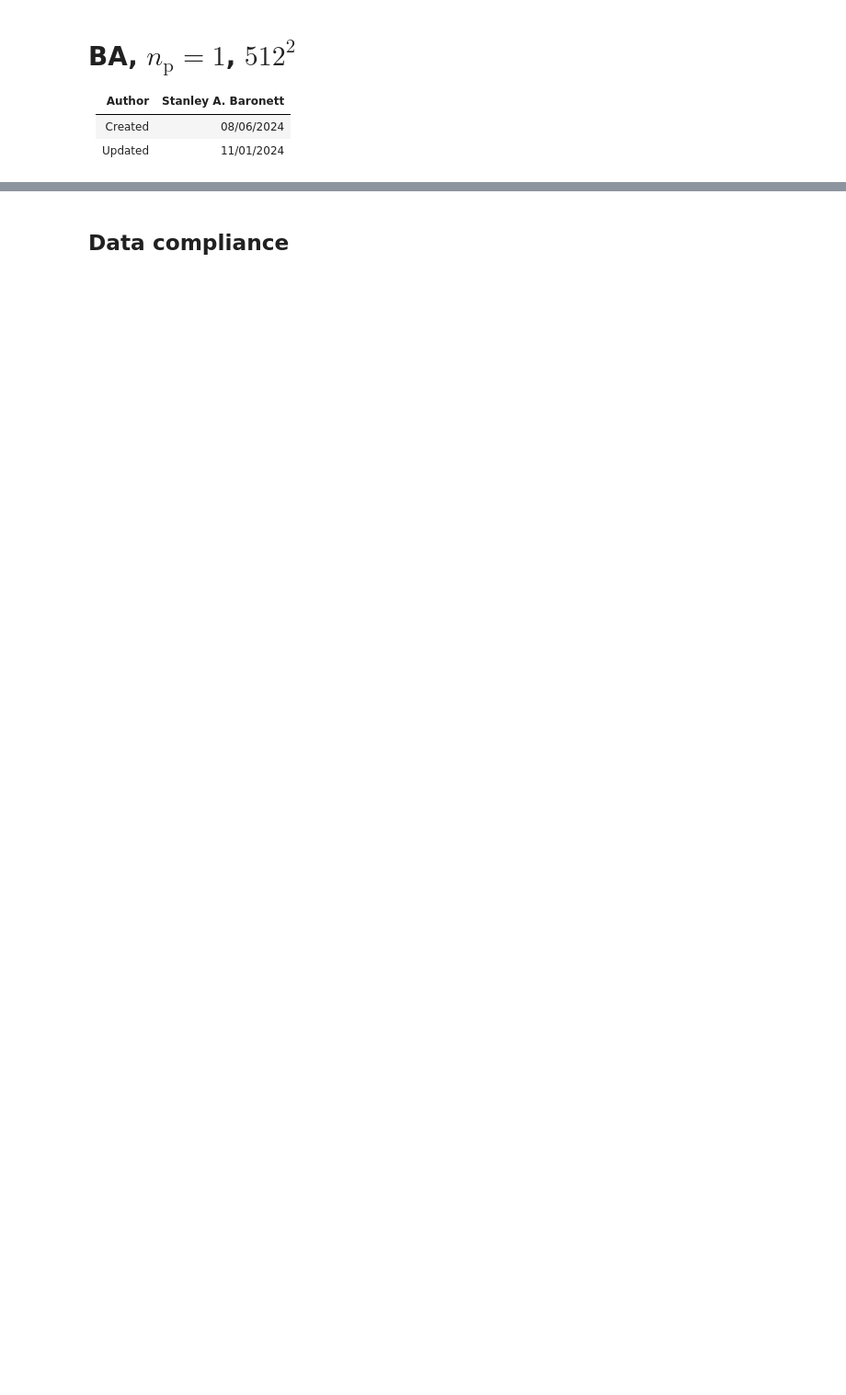
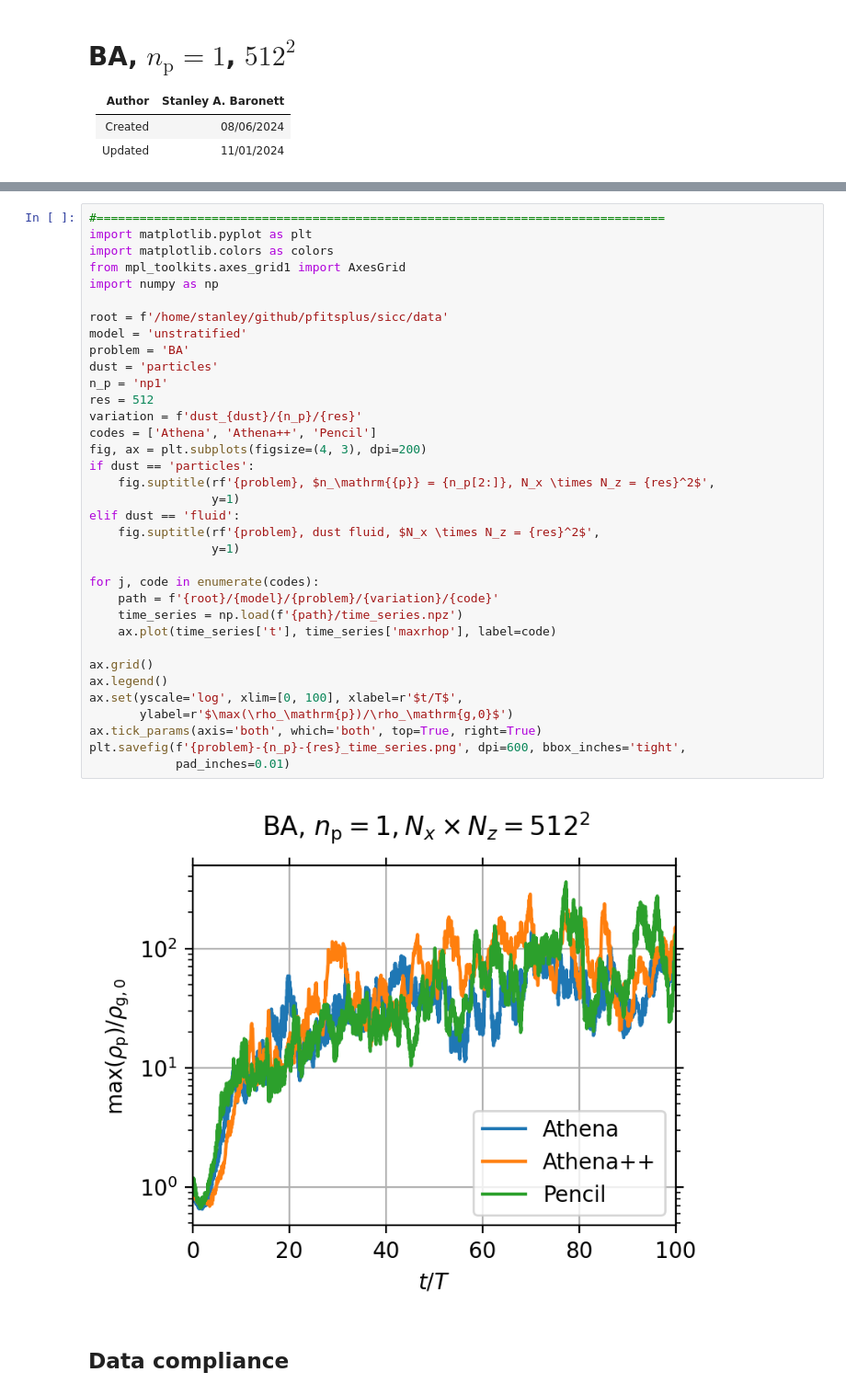
Before and after one commit to pfitsplus/sicc, a Jupyter notebook: ipynb/unstratified/BA/dust_particles/np1/512/BA-np1-512.ipynb, the cells around one changed output, grey strips where cells are left out. Shown at 92% size. Cells and saved outputs as stored; diff of their text form; blank space fills up the shorter version.

```diff
--- a/ipynb/unstratified/BA/dust_particles/np1/512/BA-np1-512.ipynb
+++ b/ipynb/unstratified/BA/dust_particles/np1/512/BA-np1-512.ipynb
@@ -63,4 +64,41 @@ plt.savefig(f'{problem}-{n_p}-{res}.png', dpi=600, bbox_inches='tight', pad_inch
 # %% [output]
 [figure]
+# %%
+#===============================================================================
+import matplotlib.pyplot as plt
+import matplotlib.colors as colors
+from mpl_toolkits.axes_grid1 import AxesGrid
+import numpy as np
+
+root = f'/home/stanley/github/pfitsplus/sicc/data'
+model = 'unstratified'
+problem = 'BA'
+dust = 'particles'
+n_p = 'np1'
+res = 512
+variation = f'dust_{dust}/{n_p}/{res}'
+codes = ['Athena', 'Athena++', 'Pencil']
+fig, ax = plt.subplots(figsize=(4, 3), dpi=200)
+if dust == 'particles':
+    fig.suptitle(rf'{problem}, $n_\mathrm{{p}} = {n_p[2:]}, N_x \times N_z = {res}^2$',
+                 y=1)
+elif dust == 'fluid':
+    fig.suptitle(rf'{problem}, dust fluid, $N_x \times N_z = {res}^2$',
+                 y=1)
+
+for j, code in enumerate(codes):
+    path = f'{root}/{model}/{problem}/{variation}/{code}'
+    time_series = np.load(f'{path}/time_series.npz')
+    ax.plot(time_series['t'], time_series['maxrhop'], label=code)
+
+ax.grid()
+ax.legend()
+ax.set(yscale='log', xlim=[0, 100], xlabel=r'$t/T$',
+       ylabel=r'$\max(\rho_\mathrm{p})/\rho_\mathrm{g,0}$')
+ax.tick_params(axis='both', which='both', top=True, right=True)
+plt.savefig(f'{problem}-{n_p}-{res}_time_series.png', dpi=600, bbox_inches='tight',
+            pad_inches=0.01)
+# %% [output]
+[figure, added]
 # %% [markdown]
 ## Data compliance
```
Also changed, not shown: parts of 7 cells of this notebook, 1 other file.
